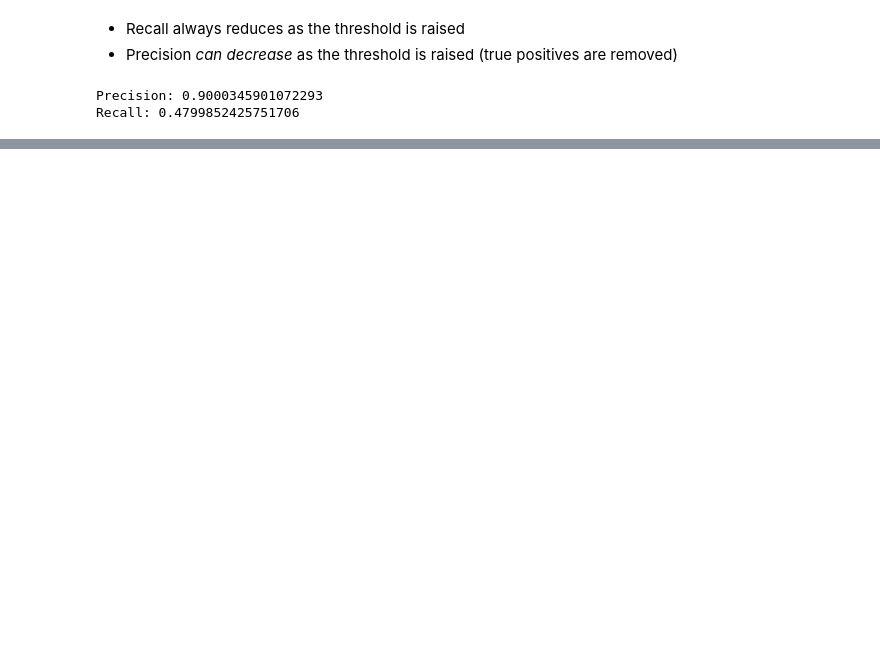
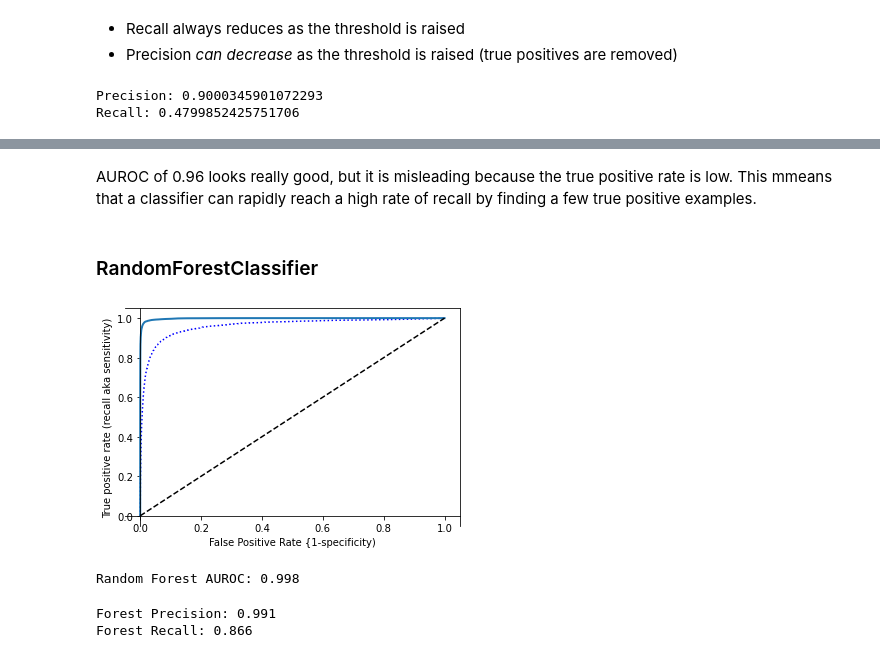
Before and after one commit to Longs/Ch3, a Jupyter notebook: mnist.ipynb, the cells around one changed output, grey strips where cells are left out. Drawn from its saved outputs; the diff is of its cells as text; code cells hidden in the pictures; blank space fills up the shorter version.

```diff
--- a/mnist.ipynb
+++ b/mnist.ipynb
@@ -138,0 +155,30 @@ roc_auc_score(y_train_5,y_scores)
+# %% [markdown]
+AUROC of 0.96 looks really good, but it is misleading because the true positive rate is low. This mmeans that a classifier can rapidly reach a high rate of recall by finding a few true positive examples.
+# %% [markdown]
+### RandomForestClassifier
+# %%
+from sklearn.ensemble import RandomForestClassifier
+
+forest_clf = RandomForestClassifier(random_state=42)
+# Random forest classifiers output probabilities for each class.
+y_probas_forest = cross_val_predict(forest_clf,X_train,y_train_5,cv=3,method='predict_proba')
+# Here there are 2 classes (negative and positive) so take the positive probability as score:
+y_scores_forest = y_probas_forest[:,1]
+fpr_forest, tpr_forest, thresholds_forest = roc_curve(y_train_5, y_scores_forest)
+plt.plot(fpr,tpr,"b:",label = "SGD")
+plot_roc_curve(fpr_forest, tpr_forest,"Random Forest")
+plt.show()
+print(f"Random Forest AUROC: {roc_auc_score(y_train_5,y_scores_forest):.3f}")
+# %% [output]
+[figure, added]
+Random Forest AUROC: 0.998
+# %%
+precisions_forest, recalls_forest, thresholds_forest = precision_recall_curve(y_train_5,y_scores_forest)
+
+threshold_99_precision=thresholds_forest[np.argmax(precisions_forest>=0.99)]
+y_train_pred_99 = (y_scores_forest >= threshold_99_precision)
+print(f"Forest Precision: {precision_score(y_train_5,y_train_pred_99):.3f}")
+print(f"Forest Recall: {recall_score(y_train_5,y_train_pred_99):.3f}")
+# %% [output]
+Forest Precision: 0.991
+Forest Recall: 0.866
```
Also changed, not shown: parts of 6 cells of this notebook.
